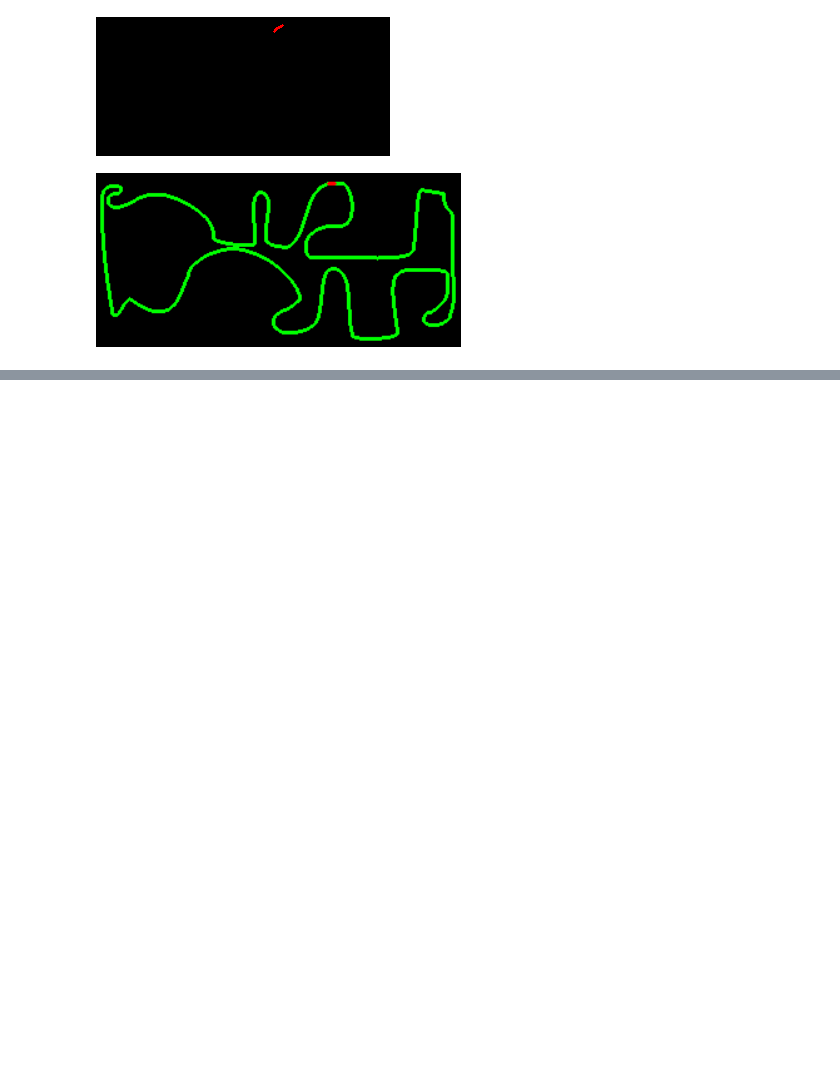
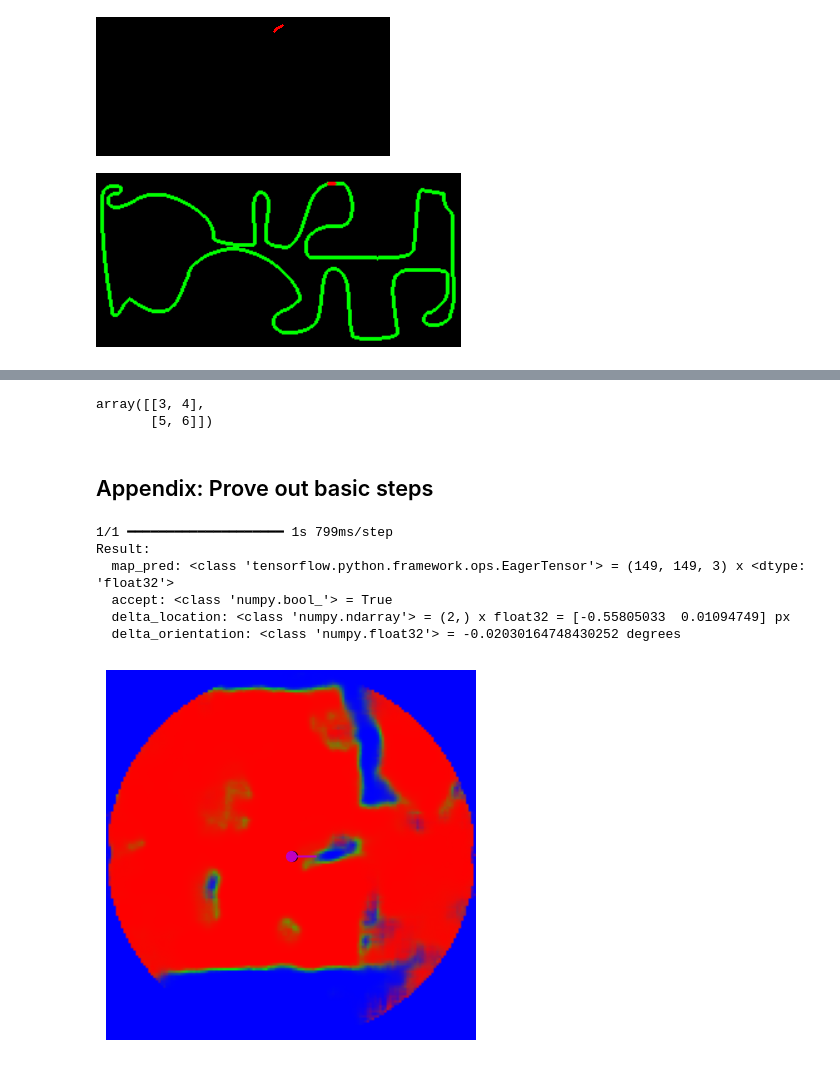
Before and after one commit to malcolmlett/robovac, a Jupyter notebook: Experiment_SLAM_Animation_1.ipynb, the cells around one changed output, grey strips where cells are left out. Drawn from its saved outputs; the diff is of its cells as text; code cells hidden in the pictures; blank space fills up the shorter version.

```diff
--- a/Experiment_SLAM_Animation_1.ipynb
+++ b/Experiment_SLAM_Animation_1.ipynb
@@ -300,0 +344,7 @@ video_path: path_animation.mp4
+# %%
+# Load model
+model = tf.keras.models.load_model('slam-model1-200epochs.keras')
+print(f"Model loaded:")
+print(f"  Inputs:           {model.inputs}")
+print(f"  Outputs:          {model.outputs}")
+print(f"  Layers:           {len(model.layers)}")
@@ -300,0 +461,49 @@ video_path: path_animation.mp4
+# %%
+a = np.array([[1,2],[3,4],[5,6],[7,8]])
+a[1:3]
+# %% [output]
+array([[3, 4],
+       [5, 6]])
+# %% [markdown]
+## Appendix: Prove out basic steps
+# %%
+reload(slam_data)
+reload(slam_motion)
+
+contour = slam_motion.get_contour_pxcoords('repo/data/experimental-floorplan2-with-trajectory.png')
+trajectory_coords, trajectory_angles = slam_motion.sample_trajectory(contour)
+true_location = trajectory_coords[50]
+true_angle = trajectory_angles[50]
+
+# initial map is unknown
+known_map = slam_data.unknown_map((149, 149))
+known_map_start = true_location - lds.__MAX_DISTANCE__
+
+# do prediction
+(map_pred, accept, delta_location, delta_orientation) = slam_motion.predict_at_location(floorplan, known_map, known_map_start, model, true_location, true_angle)
+print(f"Result:")
+print(f"  map_pred: {type(map_pred)} = {map_pred.shape} x {map_pred.dtype}")
+print(f"  accept: {type(accept)} = {accept}")
+print(f"  delta_location: {type(delta_location)} = {delta_location.shape} x {delta_location.dtype} = {delta_location / lds.__PIXEL_SIZE__} px")
+print(f"  delta_orientation: {type(delta_orientation)} = {np.rad2deg(delta_orientation)} degrees")
+
+# show adlo relative to centre dot
+centre = tf.gather(tf.shape(map_pred), (1,0)) / 2
+error_loc = centre + delta_location / lds.__PIXEL_SIZE__
+angle_loc = error_loc + np.array([np.cos(delta_orientation), np.sin(delta_orientation)]) * 10
+
+plt.imshow(map_pred)
+plt.axis('off')
+plt.plot([error_loc[0], angle_loc[0]], [error_loc[1], angle_loc[1]], c='m')
+plt.scatter(centre[0], centre[1], c='k', s=50)
+plt.scatter(error_loc[0], error_loc[1], c='m', s=50)
+
+plt.show()
+# %% [output]
+1/1 ━━━━━━━━━━━━━━━━━━━━ 1s 799ms/step
+Result:
+  map_pred: <class 'tensorflow.python.framework.ops.EagerTensor'> = (149, 149, 3) x <dtype: 'float32'>
+  accept: <class 'numpy.bool_'> = True
+  delta_location: <class 'numpy.ndarray'> = (2,) x float32 = [-0.55805033  0.01094749] px
+  delta_orientation: <class 'numpy.float32'> = -0.02030164748430252 degrees
+[figure, added]
```
Also changed, not shown: parts of 10 cells of this notebook.
